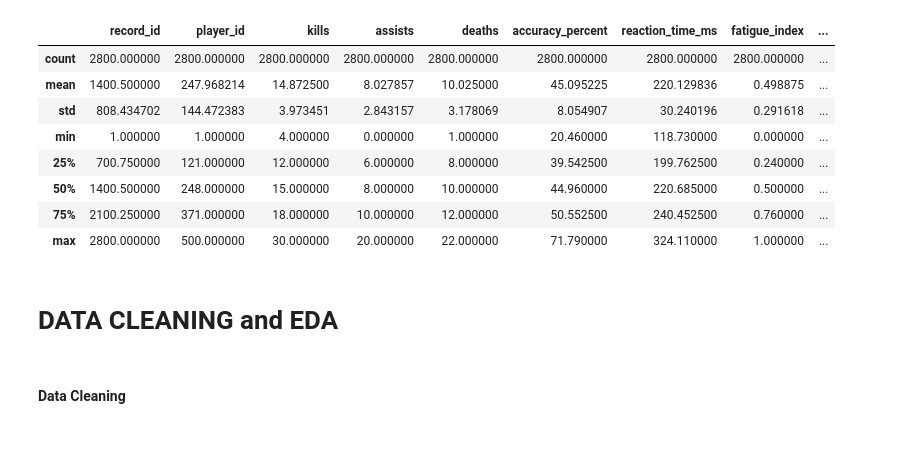
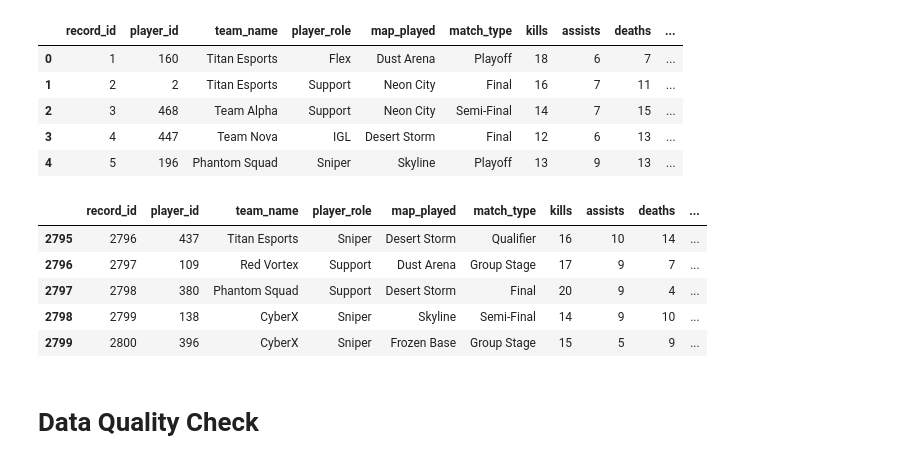
Before and after one commit to tevoshw/machine-learning, a Jupyter notebook: src/projects/Classification/WinMatch Project/Eda.ipynb, the cells around one changed output. Saved outputs shown, nothing was run; the diff lists cells and outputs as text; code cells hidden in the pictures.

```diff
--- a/src/projects/Classification/WinMatch Project/Eda.ipynb
+++ b/src/projects/Classification/WinMatch Project/Eda.ipynb
@@ -22,16 +29,20 @@ The shape of the data: 2800 rows, 16 columns (features)
 # %%
-df.describe()
+df.head()
 # %% [output]
-|  | record_id | player_id | kills | assists | deaths | accuracy_percent | reaction_time_ms | fatigue_index | ... |
-| count | 2800.000000 | 2800.000000 | 2800.000000 | 2800.000000 | 2800.000000 | 2800.000000 | 2800.000000 | 2800.000000 | ... |
-| mean | 1400.500000 | 247.968214 | 14.872500 | 8.027857 | 10.025000 | 45.095225 | 220.129836 | 0.498875 | ... |
-| std | 808.434702 | 144.472383 | 3.973451 | 2.843157 | 3.178069 | 8.054907 | 30.240196 | 0.291618 | ... |
-| min | 1.000000 | 1.000000 | 4.000000 | 0.000000 | 1.000000 | 20.460000 | 118.730000 | 0.000000 | ... |
-| 25% | 700.750000 | 121.000000 | 12.000000 | 6.000000 | 8.000000 | 39.542500 | 199.762500 | 0.240000 | ... |
-| 50% | 1400.500000 | 248.000000 | 15.000000 | 8.000000 | 10.000000 | 44.960000 | 220.685000 | 0.500000 | ... |
-| 75% | 2100.250000 | 371.000000 | 18.000000 | 10.000000 | 12.000000 | 50.552500 | 240.452500 | 0.760000 | ... |
-| max | 2800.000000 | 500.000000 | 30.000000 | 20.000000 | 22.000000 | 71.790000 | 324.110000 | 1.000000 | ... |
+|  | record_id | player_id | team_name | player_role | map_played | match_type | kills | assists | deaths | ... |
+| 0 | 1 | 160 | Titan Esports | Flex | Dust Arena | Playoff | 18 | 6 | 7 | ... |
+| 1 | 2 | 2 | Titan Esports | Support | Neon City | Final | 16 | 7 | 11 | ... |
+| 2 | 3 | 468 | Team Alpha | Support | Neon City | Semi-Final | 14 | 7 | 15 | ... |
+| 3 | 4 | 447 | Team Nova | IGL | Desert Storm | Final | 12 | 6 | 13 | ... |
+| 4 | 5 | 196 | Phantom Squad | Sniper | Skyline | Playoff | 13 | 9 | 13 | ... |
-# %% [markdown]
-#  DATA CLEANING and EDA
+# %%
+df.tail()
+# %% [output]
+|  | record_id | player_id | team_name | player_role | map_played | match_type | kills | assists | deaths | ... |
+| 2795 | 2796 | 437 | Titan Esports | Sniper | Desert Storm | Qualifier | 16 | 10 | 14 | ... |
+| 2796 | 2797 | 109 | Red Vortex | Support | Dust Arena | Group Stage | 17 | 9 | 7 | ... |
+| 2797 | 2798 | 380 | Phantom Squad | Support | Desert Storm | Final | 20 | 9 | 4 | ... |
+| 2798 | 2799 | 138 | CyberX | Sniper | Skyline | Semi-Final | 14 | 9 | 10 | ... |
+| 2799 | 2800 | 396 | CyberX | Sniper | Frozen Base | Group Stage | 15 | 5 | 9 | ... |
 # %% [markdown]
-#### Data Cleaning
+# Data Quality Check
```
Also changed, not shown: parts of 26 cells of this notebook.
